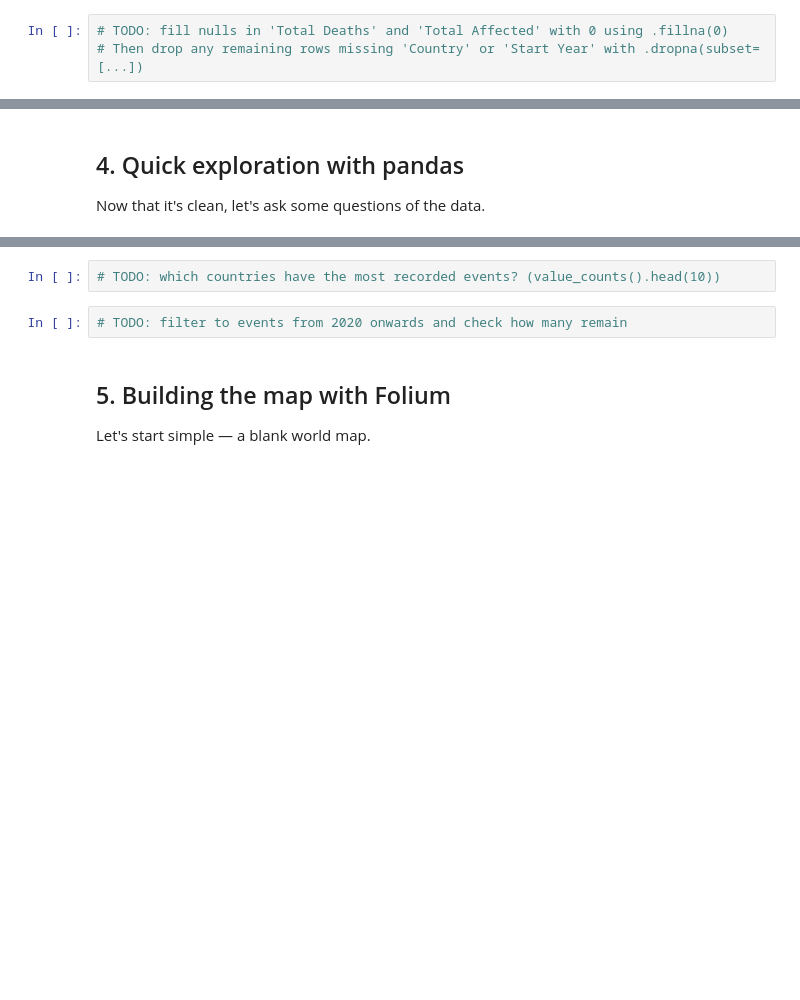
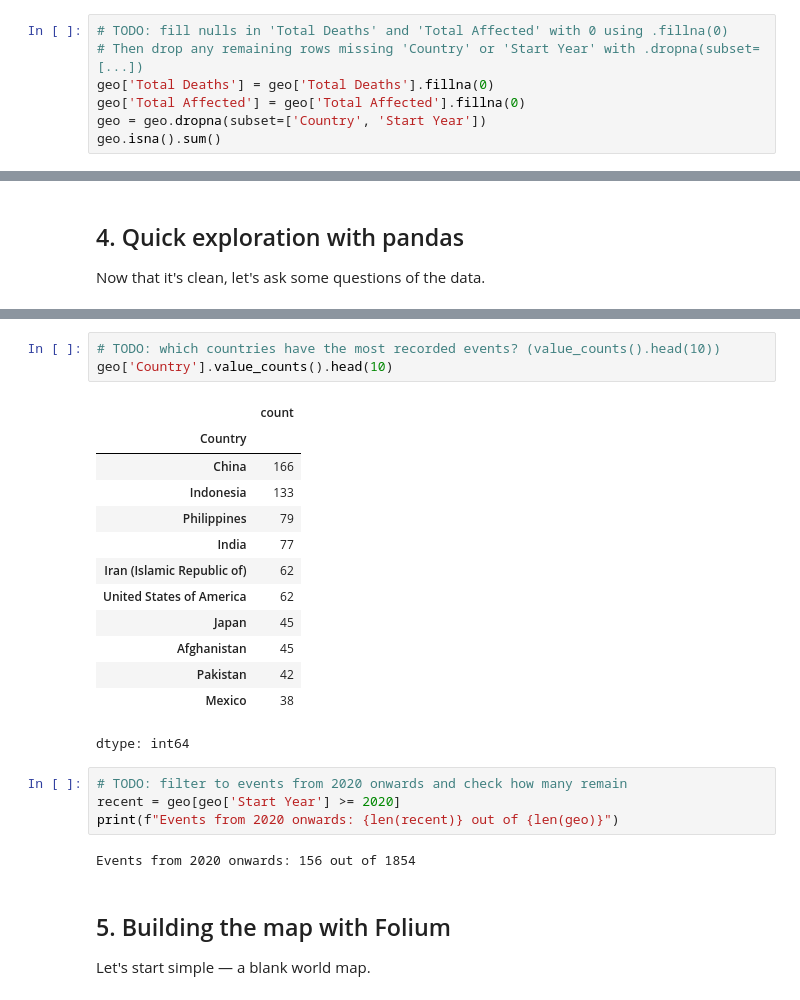
Before and after one commit to YiweiDiao/GHW-Workshop-Mapping-Climate-Crises-with-Python, a Jupyter notebook: notebooks/starter.ipynb, the cells around one changed output, grey strips where cells are left out. Drawn from its saved outputs; the diff is of its cells as text; blank space fills up the shorter version.

```diff
--- a/notebooks/starter.ipynb
+++ b/notebooks/starter.ipynb
@@ -103,3 +155,7 @@ geo.head()
 # %%
 # TODO: fill nulls in 'Total Deaths' and 'Total Affected' with 0 using .fillna(0)
 # Then drop any remaining rows missing 'Country' or 'Start Year' with .dropna(subset=[...])
+geo['Total Deaths'] = geo['Total Deaths'].fillna(0)
+geo['Total Affected'] = geo['Total Affected'].fillna(0)
+geo = geo.dropna(subset=['Country', 'Start Year'])
+geo.isna().sum()
@@ -112,7 +188,26 @@ Now that it's clean, let's ask some questions of the data.
 # %%
 # TODO: which countries have the most recorded events? (value_counts().head(10))
+geo['Country'].value_counts().head(10)
+# %% [output]
+|  | count |
+| Country |  |
+| China | 166 |
+| Indonesia | 133 |
+| Philippines | 79 |
+| India | 77 |
+| Iran (Islamic Republic of) | 62 |
+| United States of America | 62 |
+| Japan | 45 |
+| Afghanistan | 45 |
+| Pakistan | 42 |
+| Mexico | 38 |
+dtype: int64
 # %%
 # TODO: filter to events from 2020 onwards and check how many remain
+recent = geo[geo['Start Year'] >= 2020]
+print(f"Events from 2020 onwards: {len(recent)} out of {len(geo)}")
+# %% [output]
+Events from 2020 onwards: 156 out of 1854
 # %% [markdown]
 ## 5. Building the map with Folium
 
```
Also changed, not shown: parts of 11 cells of this notebook.
